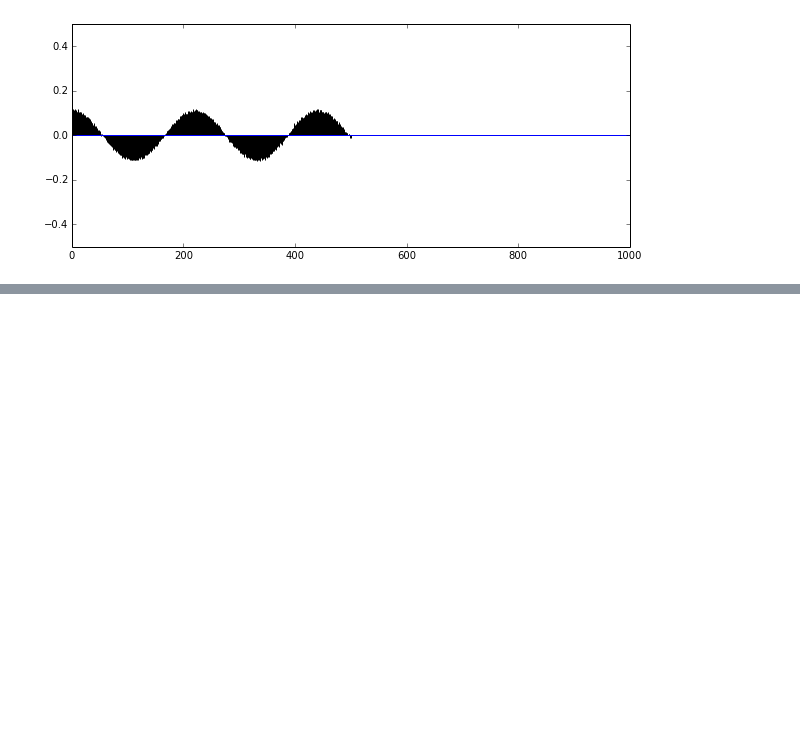
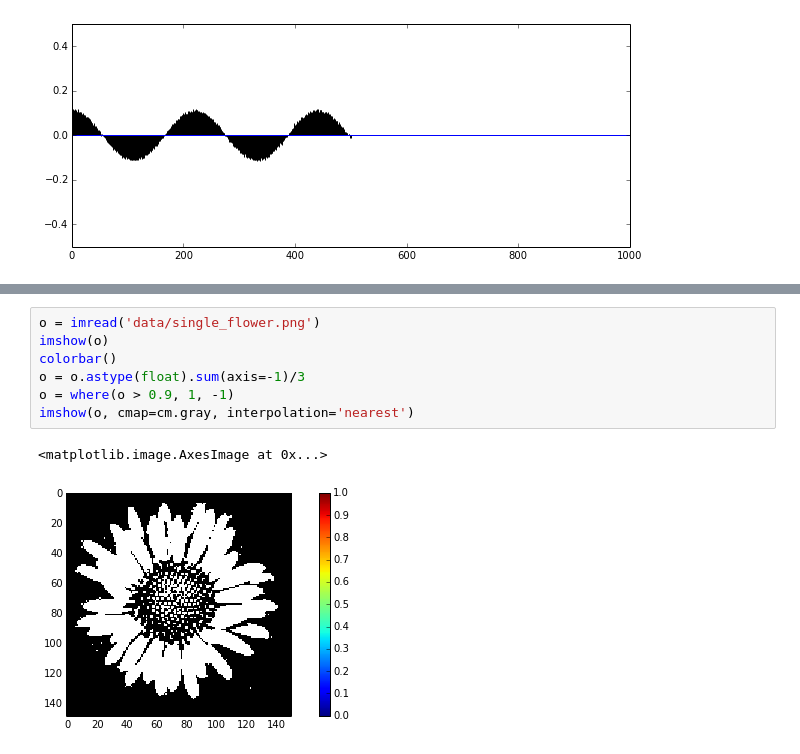
Before and after one commit to emptyr1/MediaSignalProcessing, a Jupyter notebook: HW4.ipynb, the cells around one changed output, grey strips where cells are left out. Cells and saved outputs as stored; diff of their text form; blank space fills up the shorter version.

```diff
--- a/HW4.ipynb
+++ b/HW4.ipynb
@@ -44,0 +53,10 @@ ylim(-0.5, 0.5)
+# %%
+o = imread('data/single_flower.png')
+imshow(o)
+colorbar()
+o = o.astype(float).sum(axis=-1)/3
+o = where(o > 0.9, 1, -1)
+imshow(o, cmap=cm.gray, interpolation='nearest')
+# %% [output]
+<matplotlib.image.AxesImage at 0x...>
+[figure, added]
```
Also changed, not shown: parts of 4 cells of this notebook, 1 other file.
